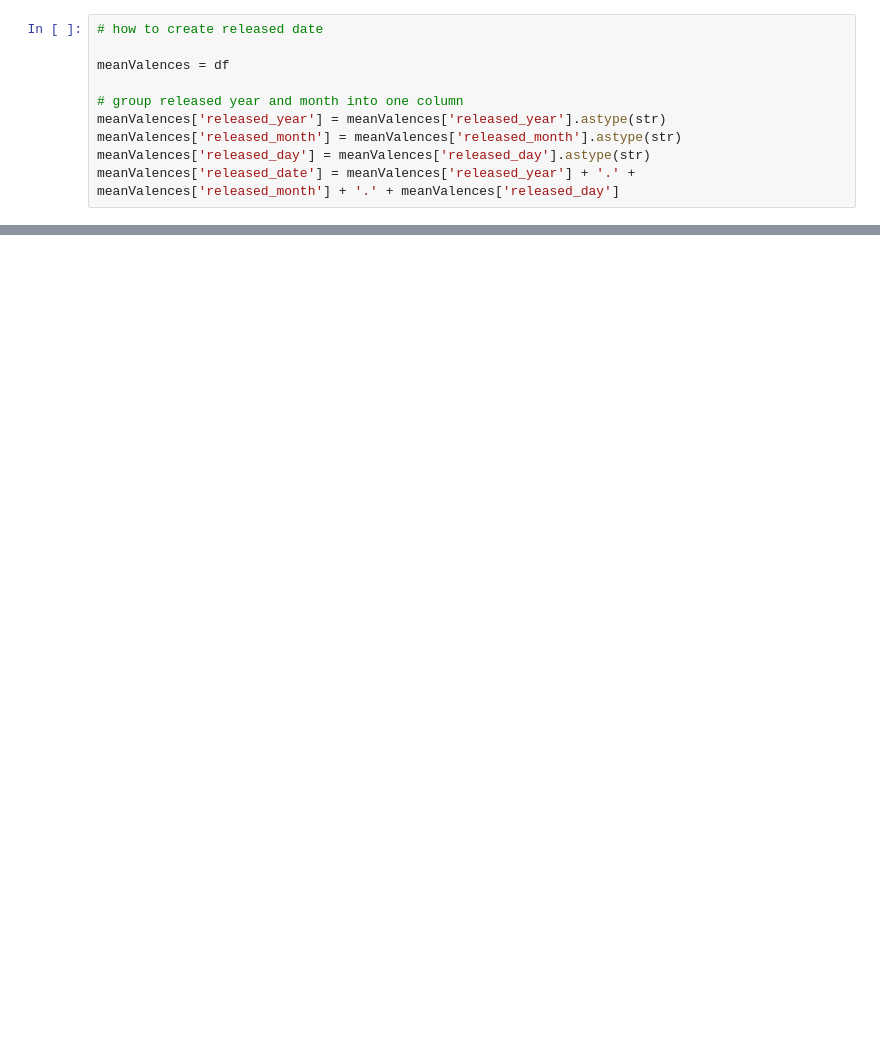
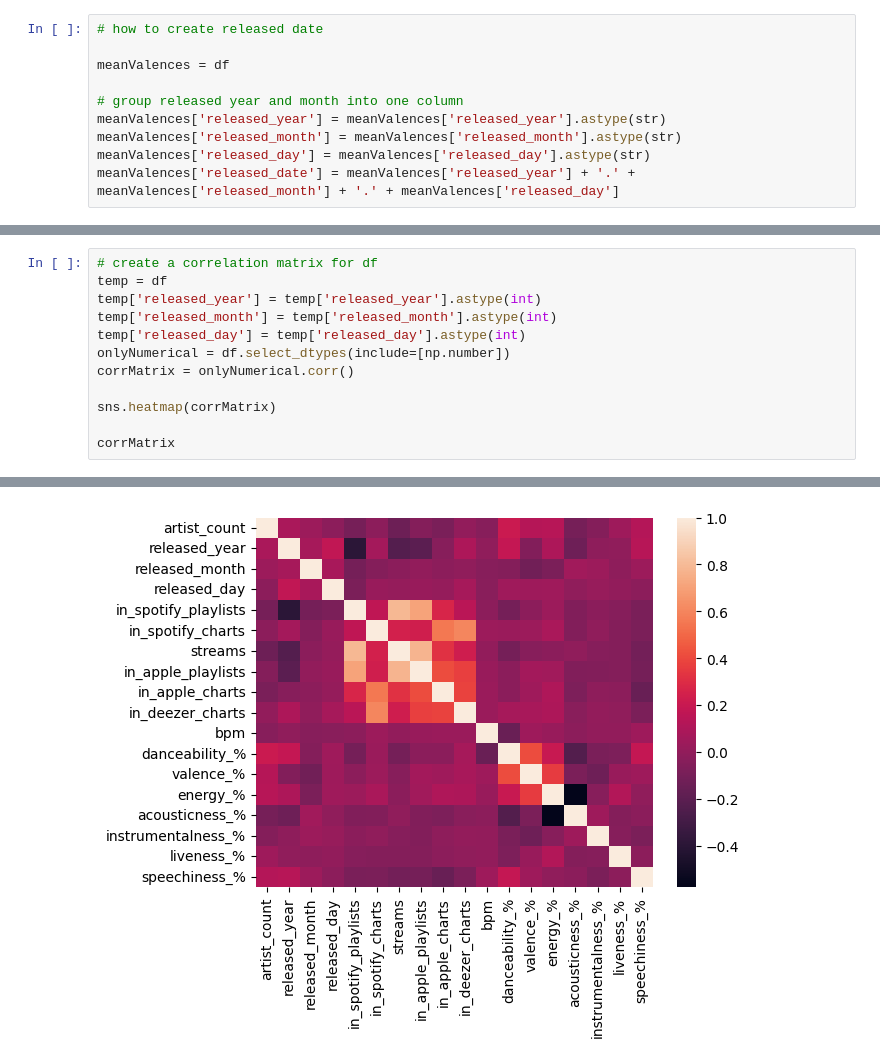
Before and after one commit to andaero/spotifydataviz, a Jupyter notebook: TemporaryExploration.ipynb, the cells around one changed output, grey strips where cells are left out. Drawn from its saved outputs; the diff is of its cells as text; blank space fills up the shorter version.

```diff
--- a/TemporaryExploration.ipynb
+++ b/TemporaryExploration.ipynb
@@ -69,0 +94,13 @@ plt.show()
+# %%
+# create a correlation matrix for df
+temp = df
+temp['released_year'] = temp['released_year'].astype(int)
+temp['released_month'] = temp['released_month'].astype(int)
+temp['released_day'] = temp['released_day'].astype(int)
+onlyNumerical = df.select_dtypes(include=[np.number])
+corrMatrix = onlyNumerical.corr()
+
+sns.heatmap(corrMatrix)
+
+corrMatrix
+# %% [output]
@@ -69,0 +124 @@ plt.show()
+[figure, added]
```
Also changed, not shown: parts of 10 cells of this notebook, 3 other files.
